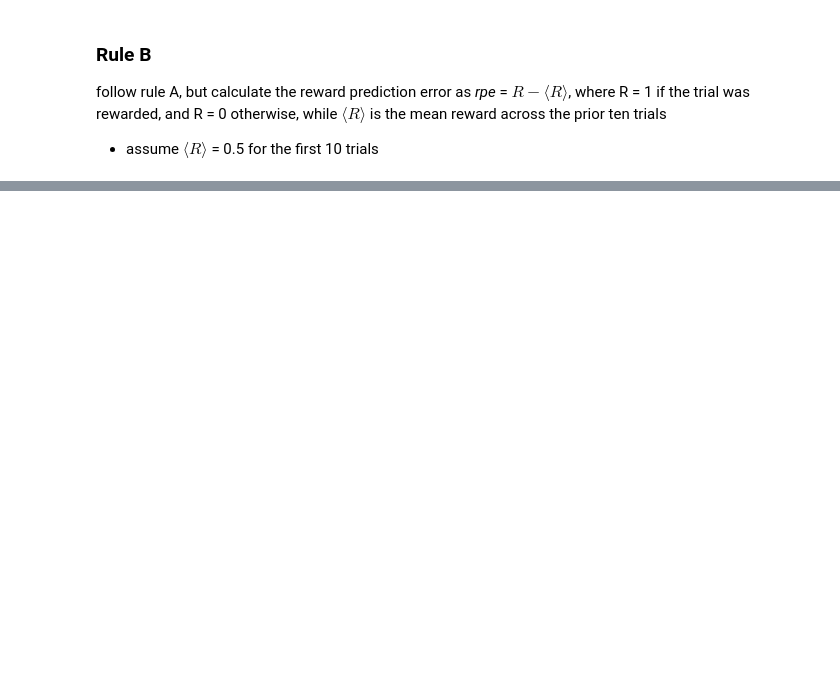
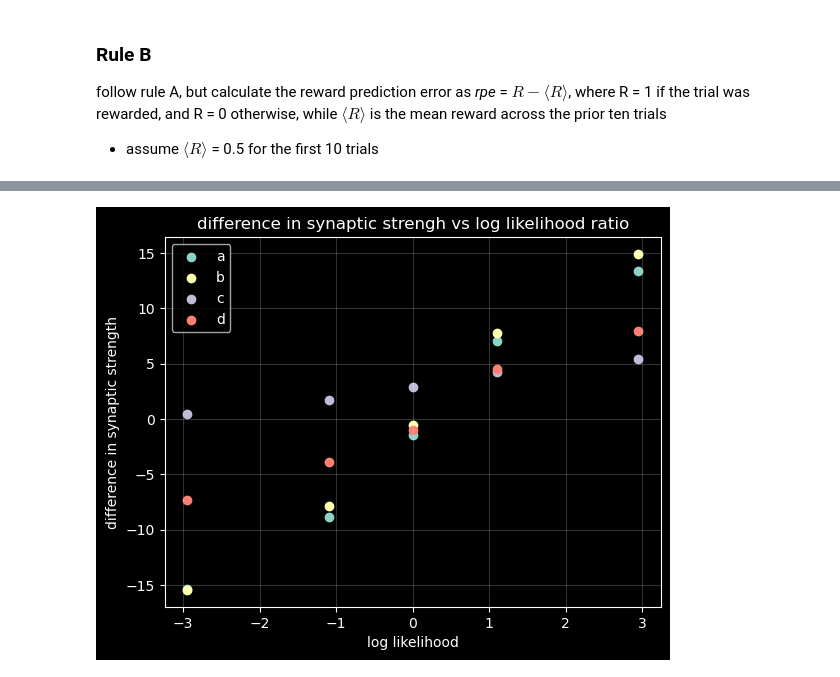
Before and after one commit to polsen99/intro_comp_neuro, a Jupyter notebook: ch8 (learning and synaptic plasticity)/tutorial 8.3 - learning the weather-prediction task in a neural circuit.ipynb, the cells around one changed output, grey strips where cells are left out. Saved outputs shown, nothing was run; the diff lists cells and outputs as text; code cells hidden in the pictures; blank space fills up the shorter version.

```diff
--- a/ch8 (learning and synaptic plasticity)/tutorial 8.3 - learning the weather-prediction task in a neural circuit.ipynb
+++ b/ch8 (learning and synaptic plasticity)/tutorial 8.3 - learning the weather-prediction task in a neural circuit.ipynb
@@ -484,0 +802,19 @@ plot_difference_vs_log_likelihood(final_weights_a, 'rule A')
+# %%
+differences_a = plot_difference_vs_log_likelihood(final_weights_a, 'rule A', plot=False)
+differences_b = plot_difference_vs_log_likelihood(final_weights_b, 'rule B', plot=False)
+differences_c = plot_difference_vs_log_likelihood(final_weights_c, 'rule C', plot=False)
+differences_d = plot_difference_vs_log_likelihood(final_weights_d, 'rule D', plot=False)
+log_likelihoods = get_log_likelihood()
+
+plt.scatter(log_likelihoods, differences_a, label='a')
+plt.scatter(log_likelihoods, differences_b, label='b')
+plt.scatter(log_likelihoods, differences_c, label='c')
+plt.scatter(log_likelihoods, differences_d, label='d')
+plt.title('difference in synaptic strengh vs log likelihood ratio')
+plt.ylabel('difference in synaptic strength')
+plt.xlabel('log likelihood')
+plt.grid(which='both', alpha=0.2)
+plt.legend()
+plt.show()
+# %% [output]
+[figure, added]
```
Also changed, not shown: parts of 21 cells of this notebook.
